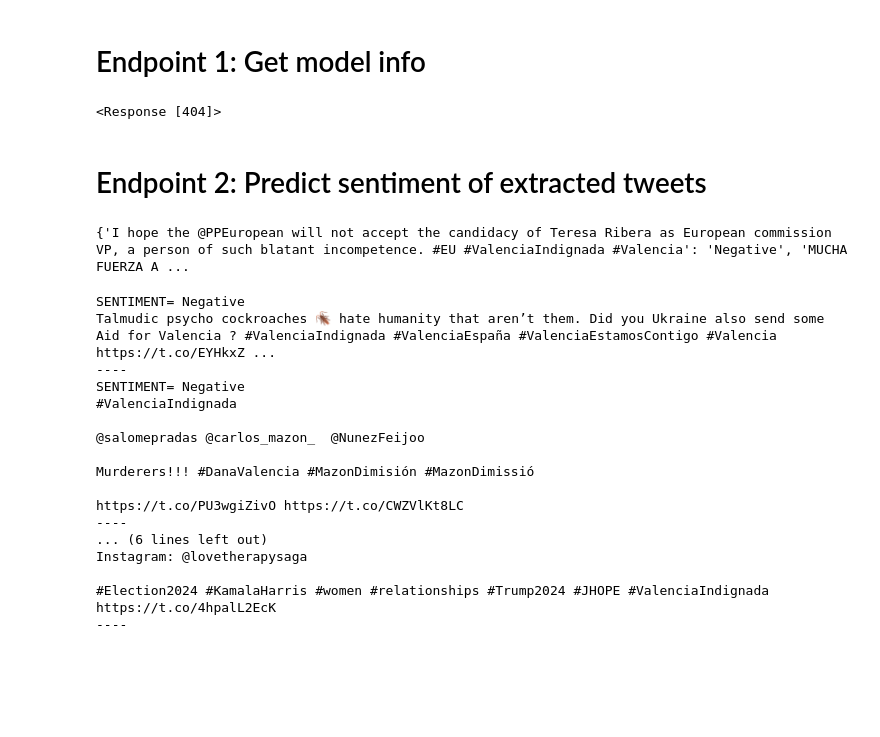
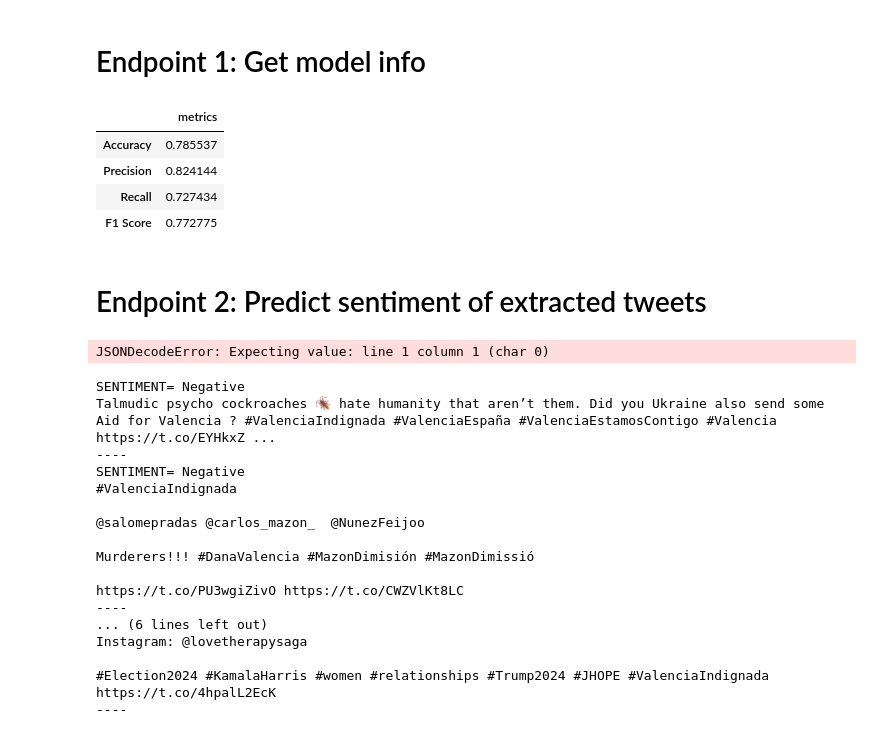
Before and after one commit to mlops-2425q1-mds-upc/MLOPS_Team4, a Jupyter notebook: live_demo/live_demo.ipynb, the cells around one changed output. Cells and saved outputs as stored; diff of their text form; code cells hidden in the pictures; blank space fills up the shorter version.

```diff
--- a/live_demo/live_demo.ipynb
+++ b/live_demo/live_demo.ipynb
@@ -11,6 +11,8 @@ import nltk
 import string
 from nltk.corpus import stopwords
 from nltk.stem import WordNetLemmatizer
+# %%
+AWS_ip = "http://mlops-team4-lb-1470404675.eu-north-1.elb.amazonaws.com"
 # %% [markdown]
 # Extract tweets
 # %%
@@ -191,17 +189,19 @@ response = requests.get("http://ec2-13-60-229-179.eu-north-1.compute.amazonaws.c
-# %%
-response
-# %% [output]
-<Response [404]>
 # %%
-response = requests.get("http://127.0.0.1:8000/model_info")
+response = requests.get(AWS_ip + "/model_info")
 load = json.loads(response.text)
 metrics_list = load["model_info"]["metrics"].strip().split('\n')
 
 # List comprehension to extract metrics as tuples (name, value)
 metrics, values = zip(*[(metric.split(': ')[0], float(metric.split(': ')[1])) for metric in metrics_list])
 
 df = pd.DataFrame(values, index = metrics, columns = ["metrics"])
 df
+# %% [output]
+|  | metrics |
+| Accuracy | 0.785537 |
+| Precision | 0.824144 |
+| Recall | 0.727434 |
+| F1 Score | 0.772775 |
 # %% [markdown]
 # Endpoint 2: Predict sentiment of extracted tweets
 # %%
@@ -214,7 +214,7 @@ headers = {
 }
 
 # Send the POST request
-response = requests.post('http://127.0.0.1:8000/predict', headers=headers,
+response = requests.post(AWS_ip + '/predict', headers=headers,
                          json = {
     "text": tweets
 })
@@ -223,7 +223,7 @@ response = requests.post('http://127.0.0.1:8000/predict', headers=headers,
 answer = response.json()
 df = pd.DataFrame(tweets, answer.values(), columns = ["tweet"])
 # %% [output]
-{'I hope the @PPEuropean will not accept the candidacy of Teresa Ribera as European commission VP, a person of such blatant incompetence. #EU #ValenciaIndignada #Valencia': 'Negative', 'MUCHA FUERZA A ...
+JSONDecodeError: Expecting value: line 1 column 1 (char 0)
 # %%
 index = [3,4,5]
 
```
Also changed, not shown: parts of 3 cells of this notebook, 1 other file.
